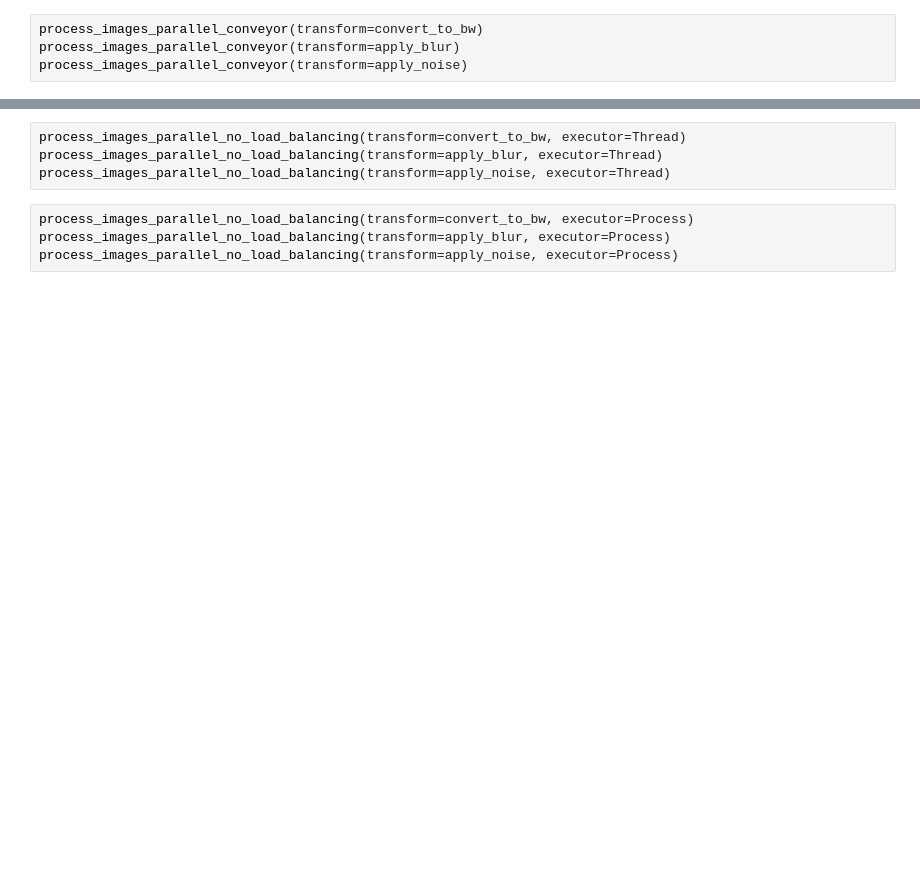
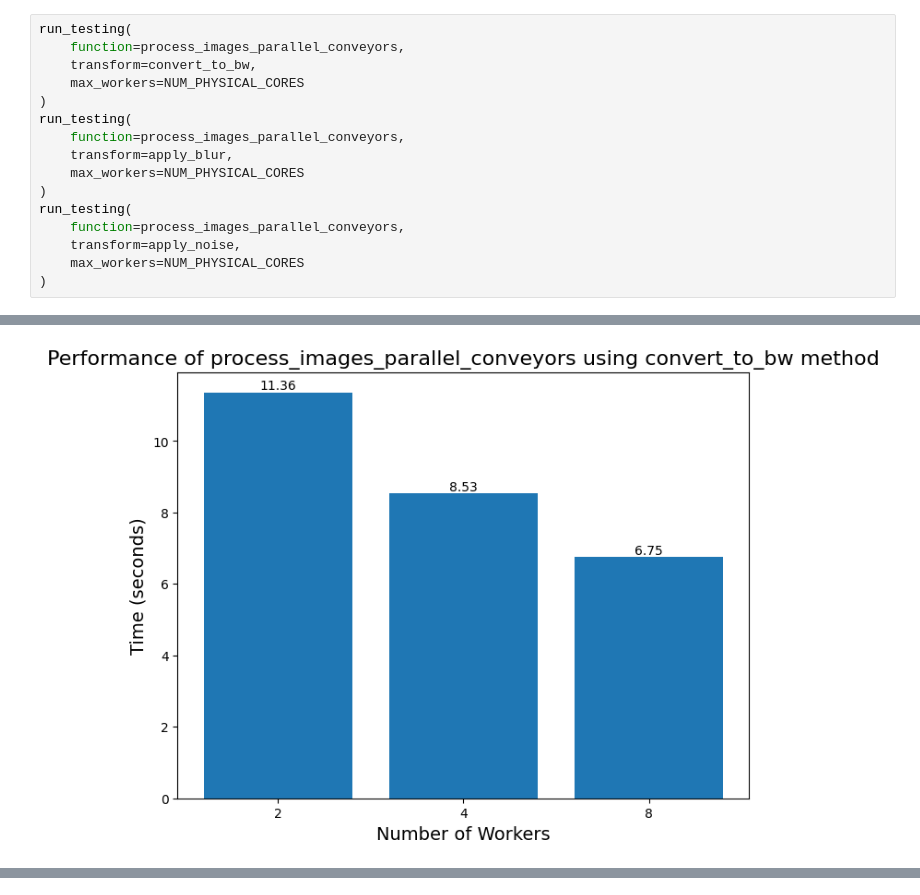
Before and after one commit to robertmackevic/parallel-image-processing, a Jupyter notebook: testing.ipynb, the cells around one changed output, grey strips where cells are left out. Saved outputs shown, nothing was run; the diff lists cells and outputs as text; blank space fills up the shorter version.

```diff
--- a/testing.ipynb
+++ b/testing.ipynb
@@ -50,4 +132,17 @@ process_images_parallel_pooled(transform=apply_noise, pool_executor=ProcessPoolE
 # %%
-process_images_parallel_conveyor(transform=convert_to_bw)
-process_images_parallel_conveyor(transform=apply_blur)
-process_images_parallel_conveyor(transform=apply_noise)
+run_testing(
+    function=process_images_parallel_conveyors,
+    transform=convert_to_bw,
+    max_workers=NUM_PHYSICAL_CORES
+)
+run_testing(
+    function=process_images_parallel_conveyors,
+    transform=apply_blur,
+    max_workers=NUM_PHYSICAL_CORES
+)
+run_testing(
+    function=process_images_parallel_conveyors,
+    transform=apply_noise,
+    max_workers=NUM_PHYSICAL_CORES
+)
+# %% [output]
@@ -53,0 +152 @@ process_images_parallel_conveyor(transform=apply_noise)
+[figure, added]
@@ -54,8 +160,0 @@ process_images_parallel_conveyor(transform=apply_noise)
-# %%
-process_images_parallel_no_load_balancing(transform=convert_to_bw, executor=Thread)
-process_images_parallel_no_load_balancing(transform=apply_blur, executor=Thread)
-process_images_parallel_no_load_balancing(transform=apply_noise, executor=Thread)
-# %%
-process_images_parallel_no_load_balancing(transform=convert_to_bw, executor=Process)
-process_images_parallel_no_load_balancing(transform=apply_blur, executor=Process)
-process_images_parallel_no_load_balancing(transform=apply_noise, executor=Process)
```
Also changed, not shown: parts of 11 cells of this notebook, 2 other files.
